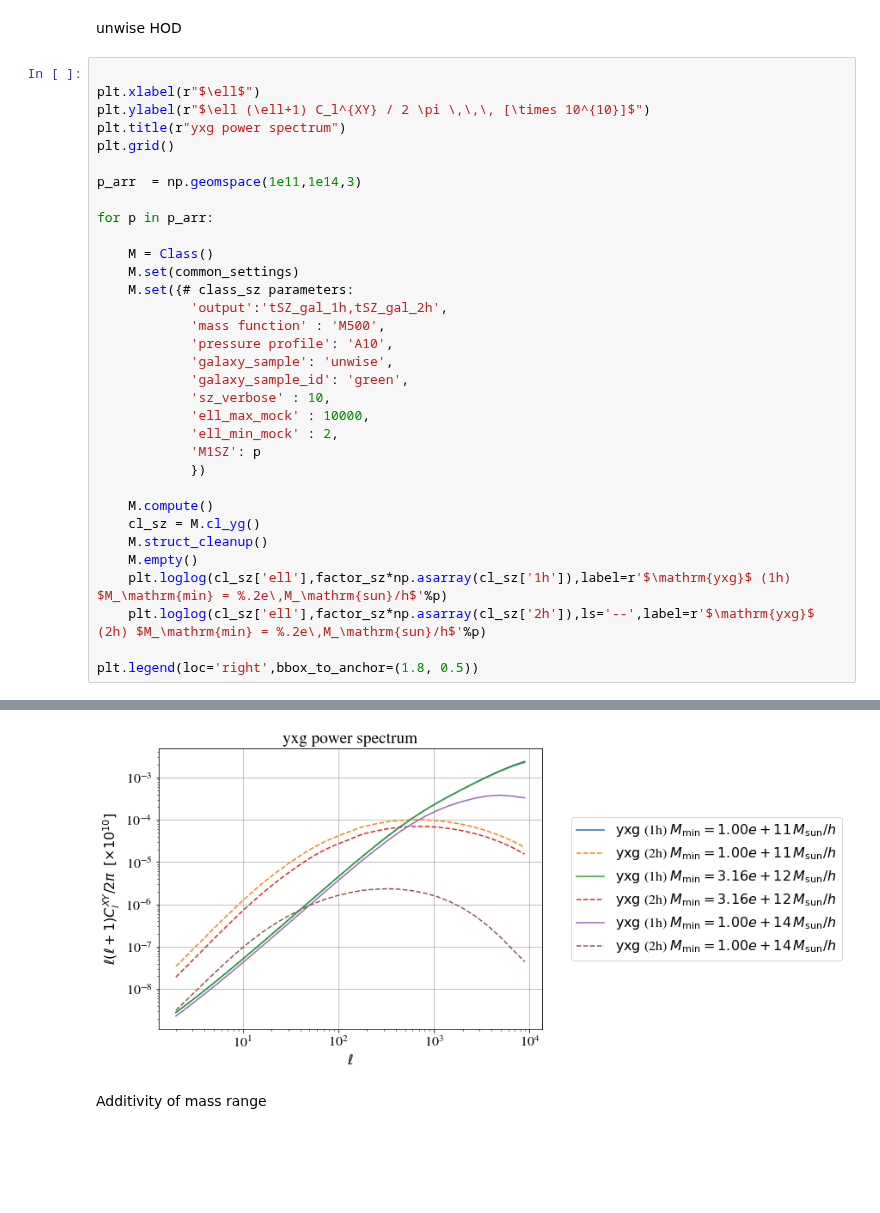
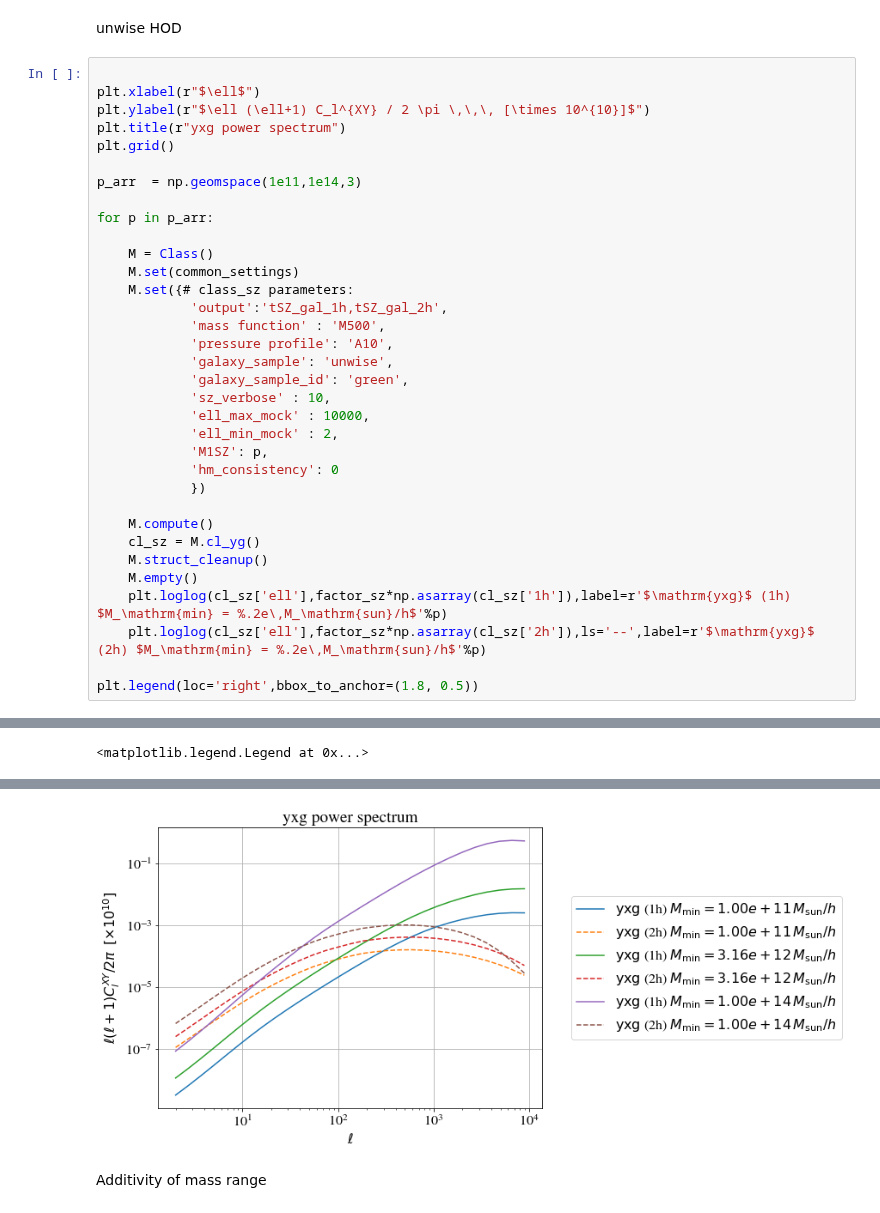
Before and after one commit to CLASS-SZ/class_sz, a Jupyter notebook: notebooks/class_sz_plots_and_tutorial.ipynb, the cells around one changed output, grey strips where cells are left out. Saved outputs shown, nothing was run; the diff lists cells and outputs as text; blank space fills up the shorter version.

```diff
--- a/notebooks/class_sz_plots_and_tutorial.ipynb
+++ b/notebooks/class_sz_plots_and_tutorial.ipynb
@@ -1564,7 +1641,8 @@ for p in p_arr:
             'sz_verbose' : 10,
             'ell_max_mock' : 10000,
             'ell_min_mock' : 2,
-            'M1SZ': p
+            'M1SZ': p,
+            'hm_consistency': 0
             })
 
     M.compute()
@@ -1579,0 +1674 @@ plt.legend(loc='right',bbox_to_anchor=(1.8, 0.5))
+<matplotlib.legend.Legend at 0x...>
@@ -1580,4 +1692,4 @@ plt.legend(loc='right',bbox_to_anchor=(1.8, 0.5))
-[figure, old version]
+[figure, new version]
 # %% [markdown]
 Additivity of mass range
 # %%
```
Also changed, not shown: parts of 13 cells of this notebook, 1 other file.
